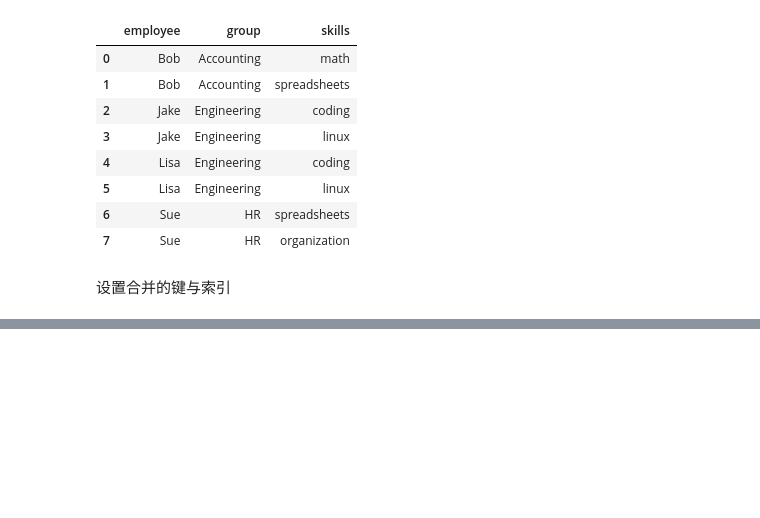
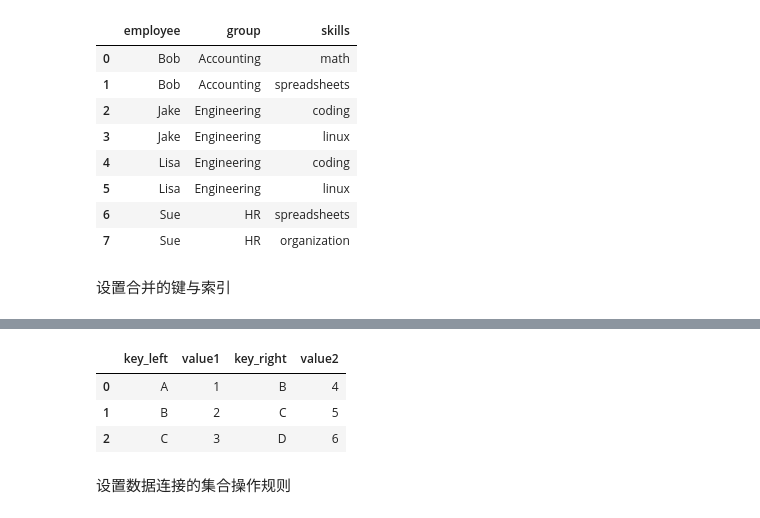
Before and after one commit to liuyankai2001/data_analysis, a Jupyter notebook: 05.pandas的数据组合函数/数据组合.ipynb, the cells around one changed output, grey strips where cells are left out. Drawn from its saved outputs; the diff is of its cells as text; code cells hidden in the pictures; blank space fills up the shorter version.

```diff
--- a/05.pandas的数据组合函数/数据组合.ipynb
+++ b/05.pandas的数据组合函数/数据组合.ipynb
@@ -254,0 +357,12 @@ pd.merge(df1, df2)
+# %%
+# join
+df1 = pd.DataFrame({
+ 'key': ['A', 'B', 'C'],
+ 'value1': [1, 2, 3]
+})
+
+df2 = pd.DataFrame({
+ 'key': ['B', 'C', 'D'],
+ 'value2': [4, 5, 6]
+})
+df1,df2
@@ -254,0 +378,9 @@ pd.merge(df1, df2)
+# %%
+df1.join(df2,lsuffix='_left',rsuffix='_right')
+# %% [output]
+|  | key_left | value1 | key_right | value2 |
+| 0 | A | 1 | B | 4 |
+| 1 | B | 2 | C | 5 |
+| 2 | C | 3 | D | 6 |
+# %% [markdown]
+设置数据连接的集合操作规则
```
Also changed, not shown: parts of 19 cells of this notebook, 1 other file.
